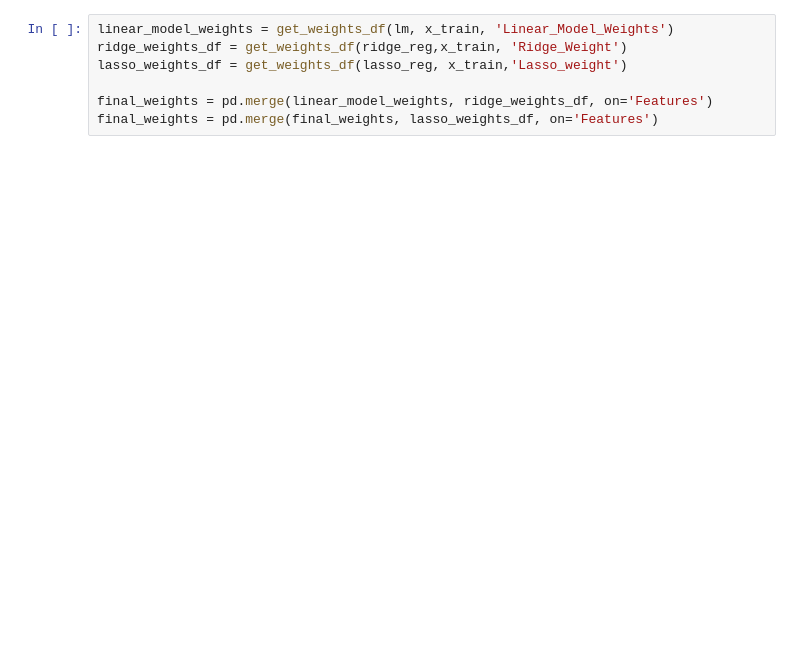
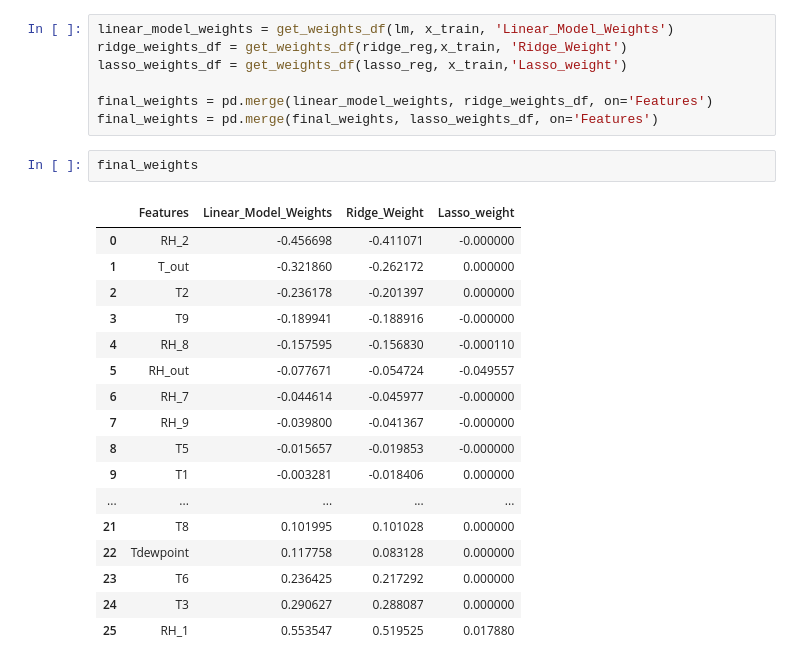
Before and after one commit to abiolaks/Hamoye, a Jupyter notebook: Machine_Learning_Regression_Predicting_Energy_Efficiency_of_Buildings.ipynb, the cells around one changed output. Saved outputs shown, nothing was run; the diff lists cells and outputs as text; blank space fills up the shorter version.

```diff
--- a/Machine_Learning_Regression_Predicting_Energy_Efficiency_of_Buildings.ipynb
+++ b/Machine_Learning_Regression_Predicting_Energy_Efficiency_of_Buildings.ipynb
@@ -224,3 +224,23 @@ lasso_weights_df = get_weights_df(lasso_reg, x_train,'Lasso_weight')
 
 final_weights = pd.merge(linear_model_weights, ridge_weights_df, on='Features')
 final_weights = pd.merge(final_weights, lasso_weights_df, on='Features')
+# %%
+final_weights
+# %% [output]
+|  | Features | Linear_Model_Weights | Ridge_Weight | Lasso_weight |
+| 0 | RH_2 | -0.456698 | -0.411071 | -0.000000 |
+| 1 | T_out | -0.321860 | -0.262172 | 0.000000 |
+| 2 | T2 | -0.236178 | -0.201397 | 0.000000 |
+| 3 | T9 | -0.189941 | -0.188916 | -0.000000 |
+| 4 | RH_8 | -0.157595 | -0.156830 | -0.000110 |
+| 5 | RH_out | -0.077671 | -0.054724 | -0.049557 |
+| 6 | RH_7 | -0.044614 | -0.045977 | -0.000000 |
+| 7 | RH_9 | -0.039800 | -0.041367 | -0.000000 |
+| 8 | T5 | -0.015657 | -0.019853 | -0.000000 |
+| 9 | T1 | -0.003281 | -0.018406 | 0.000000 |
+| ... | ... | ... | ... | ... |
+| 21 | T8 | 0.101995 | 0.101028 | 0.000000 |
+| 22 | Tdewpoint | 0.117758 | 0.083128 | 0.000000 |
+| 23 | T6 | 0.236425 | 0.217292 | 0.000000 |
+| 24 | T3 | 0.290627 | 0.288087 | 0.000000 |
+| 25 | RH_1 | 0.553547 | 0.519525 | 0.017880 |
```
Also changed, not shown: parts of 22 cells of this notebook, 20 other files.
